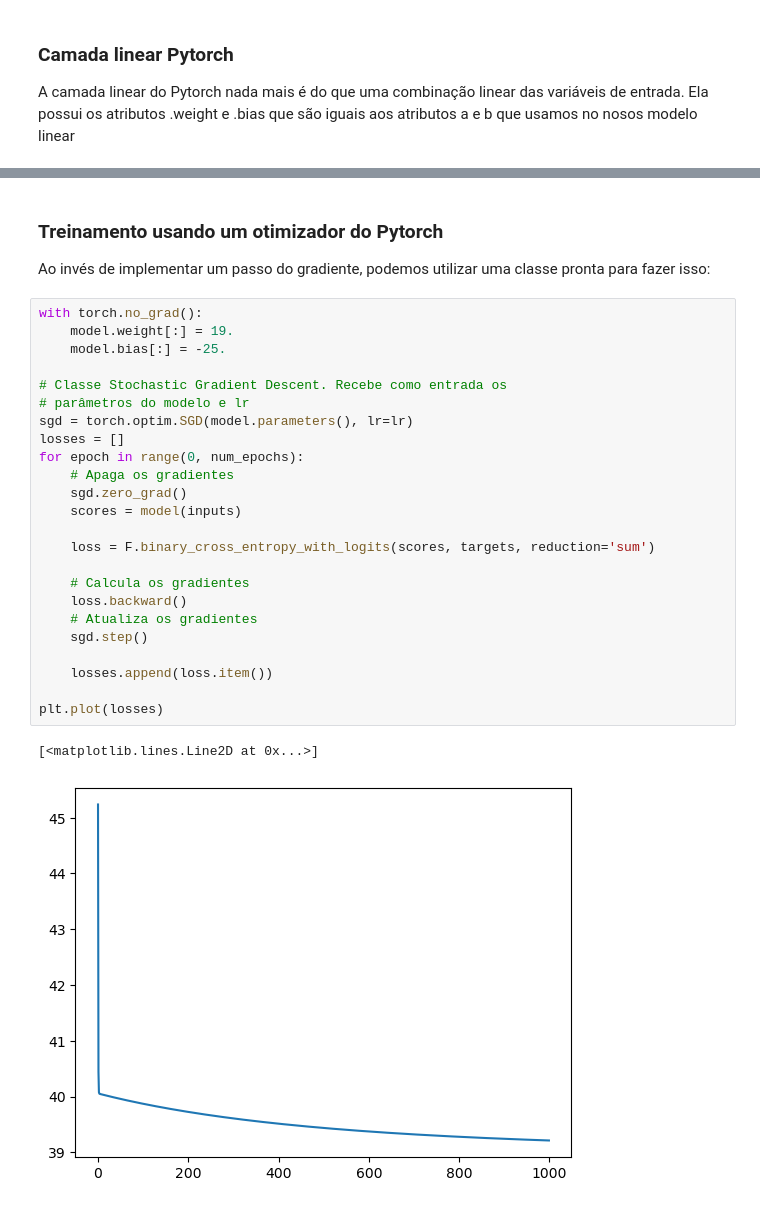
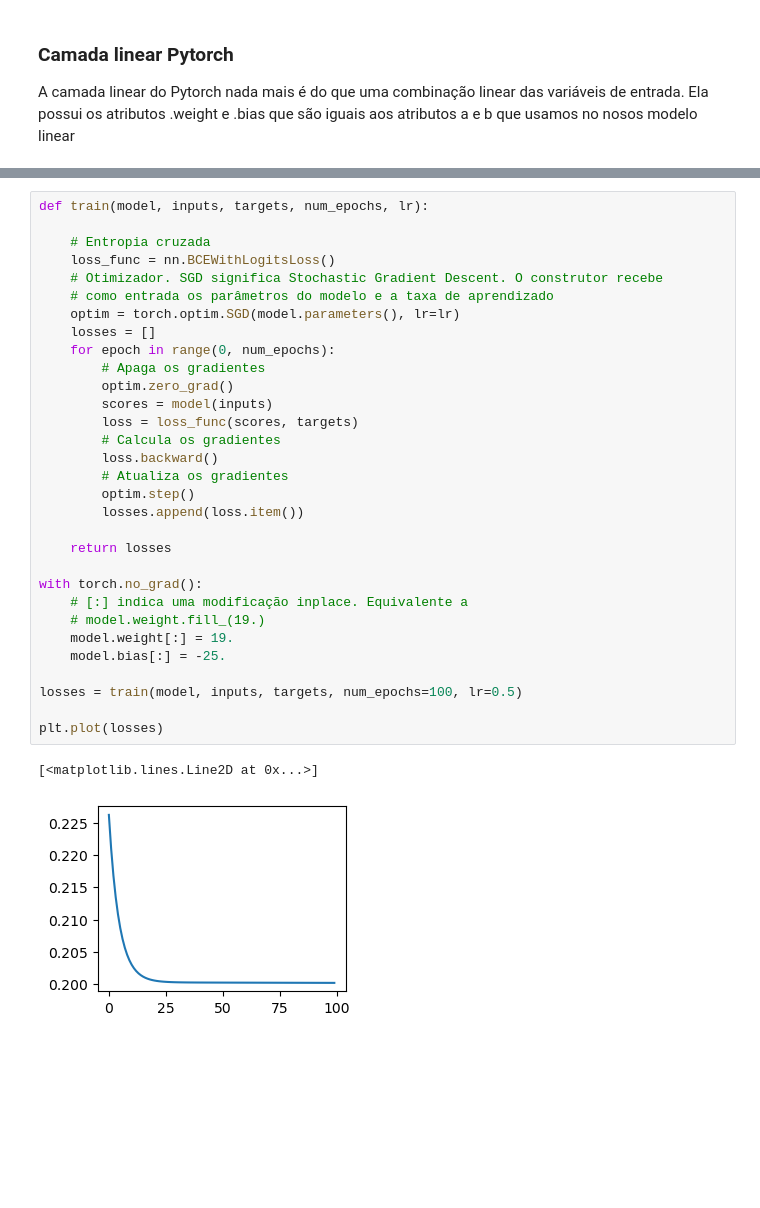
Before and after one commit to chcomin/curso-visao-computacional-2024, a Jupyter notebook: M03_pipeline_de_treinamento/1 - Treinamento com funções Pytorch.ipynb, the cells around one changed output, grey strips where cells are left out. Cells and saved outputs as stored; diff of their text form; blank space fills up the shorter version.

```diff
--- a/M03_pipeline_de_treinamento/1 - Treinamento com funções Pytorch.ipynb
+++ b/M03_pipeline_de_treinamento/1 - Treinamento com funções Pytorch.ipynb
@@ -99,31 +68,34 @@ plt.plot(losses)
-# %% [markdown]
-### Treinamento usando um otimizador do Pytorch
-
-Ao invés de implementar um passo do gradiente, podemos utilizar uma classe pronta para fazer isso:
 # %%
+def train(model, inputs, targets, num_epochs, lr):
+
+    # Entropia cruzada
+    loss_func = nn.BCEWithLogitsLoss()
+    # Otimizador. SGD significa Stochastic Gradient Descent. O construtor recebe
+    # como entrada os parâmetros do modelo e a taxa de aprendizado
+    optim = torch.optim.SGD(model.parameters(), lr=lr)
+    losses = []
+    for epoch in range(0, num_epochs):
+        # Apaga os gradientes
+        optim.zero_grad()
+        scores = model(inputs)
+        loss = loss_func(scores, targets)
+        # Calcula os gradientes
+        loss.backward()
+        # Atualiza os gradientes
+        optim.step()
+        losses.append(loss.item())
+
+    return losses
+
 with torch.no_grad():
+    # [:] indica uma modificação inplace. Equivalente a
+    # model.weight.fill_(19.)
     model.weight[:] = 19.
     model.bias[:] = -25.
 
-# Classe Stochastic Gradient Descent. Recebe como entrada os
-# parâmetros do modelo e lr
-sgd = torch.optim.SGD(model.parameters(), lr=lr)
-losses = []
-for epoch in range(0, num_epochs):
-    # Apaga os gradientes
-    sgd.zero_grad()
-    scores = model(inputs)
-
-    loss = F.binary_cross_entropy_with_logits(scores, targets, reduction='sum')
-
-    # Calcula os gradientes
-    loss.backward()
-    # Atualiza os gradientes
-    sgd.step()
-
-    losses.append(loss.item())
+losses = train(model, inputs, targets, num_epochs=100, lr=0.5)
 
 plt.plot(losses)
 # %% [output]
 [<matplotlib.lines.Line2D at 0x...>]
-[figure, old version]
+[figure, new version]
```
Also changed, not shown: parts of 4 cells of this notebook, 3 other files.
